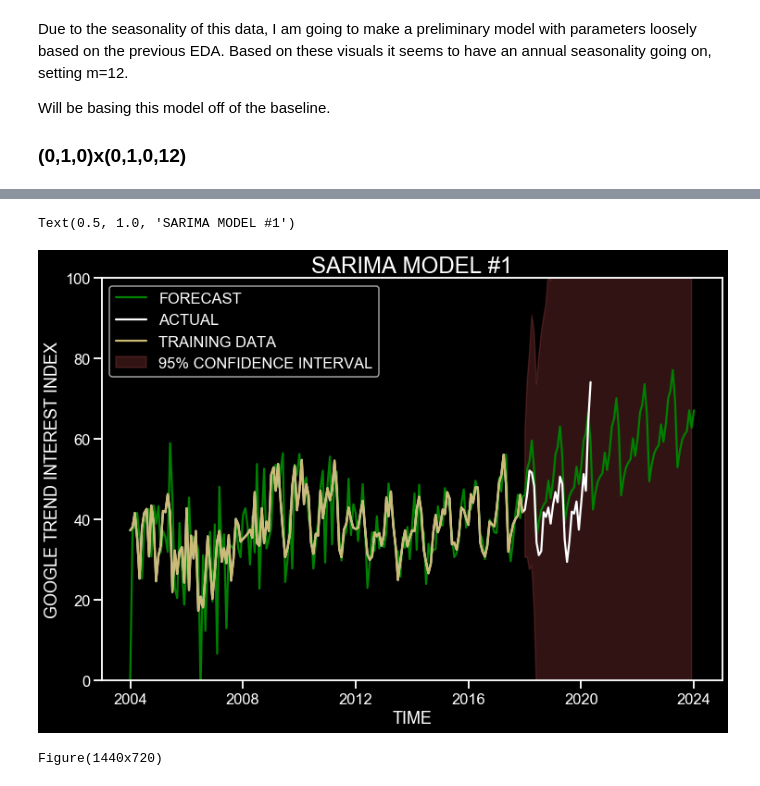
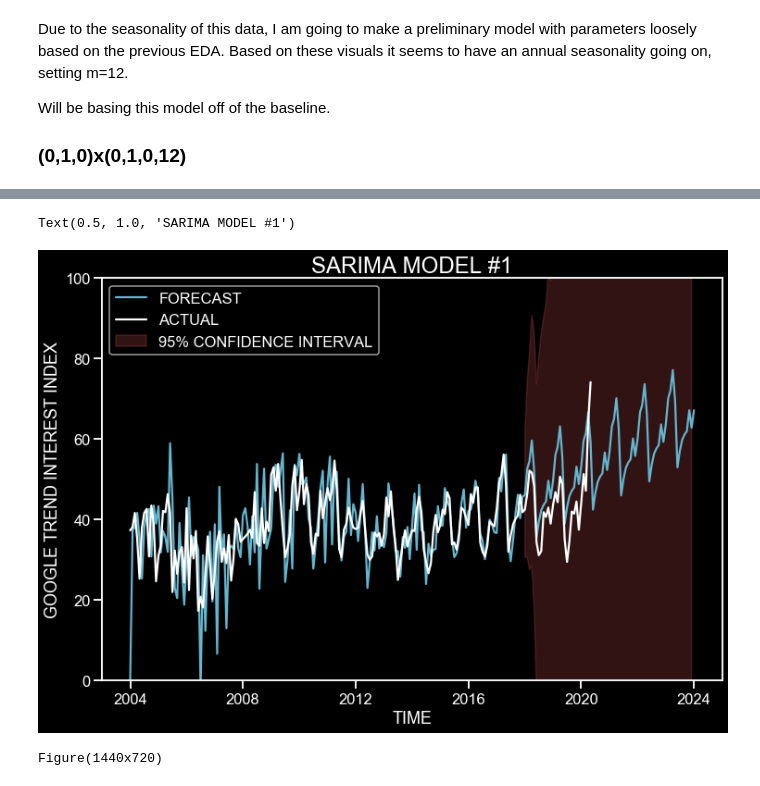
Before and after one commit to daveajstearns/mod5_project, a Jupyter notebook: final_sarima_models.ipynb, the cells around one changed output, grey strips where cells are left out. Saved outputs shown, nothing was run; the diff lists cells and outputs as text; code cells hidden in the pictures.

```diff
--- a/final_sarima_models.ipynb
+++ b/final_sarima_models.ipynb
@@ -138,9 +138,9 @@ nice_plot(master, 'interest')
 master.to_csv('master_series.csv')
 # %%
 # Only run this cell once you have saved down the master file
-# master = pd.read_csv('master_series.csv')
-# master['date'] = pd.to_datetime(master['date'])
-# master.set_index('date', inplace=True)
+master = pd.read_csv('master_series.csv')
+master['date'] = pd.to_datetime(master['date'])
+master.set_index('date', inplace=True)
 # %%
 gen_dftest(master, 'interest')
 # %% [output]
@@ -265,15 +263,13 @@ prediction = fit.get_forecast(steps=72)
 pred_conf = prediction.conf_int()
 # Plot the nice graphs
 fig,ax = plt.subplots(figsize=(12,8))
-sns.lineplot(x=forecast.index, y=forecast['forecast'], color='green')
+sns.lineplot(x=forecast.index, y=forecast['forecast'], color='c')
 sns.lineplot(x=master['2004':].index,
              y=master['2004':]['interest'], color='w')
-sns.lineplot(x=master['2004':'2017'].index,
-             y=master['2004':'2017']['interest'], color='y')
 ax.fill_between(pred_conf.index,
                 pred_conf.iloc[:, 0],
                 pred_conf.iloc[:, 1], color='r', alpha=0.25)
-plt.legend(['FORECAST','ACTUAL','TRAINING DATA', '95% CONFIDENCE INTERVAL'], loc='upper left')
+plt.legend(['FORECAST','ACTUAL', '95% CONFIDENCE INTERVAL'], loc='upper left')
 plt.xlabel('TIME',size=18)
 plt.ylabel('GOOGLE TREND INTEREST INDEX', size=18)
 plt.ylim(0,100)
@@ -288,16 +284,16 @@ Time:                                    13:27:07   BIC
 Sample:                                01-01-2004   HQIC                          1085.561
                                      - 12-01-2017
 Covariance Type:                              opg
 ==============================================================================
                  coef    std err          z      P>|z|      [0.025      0.975]
 ------------------------------------------------------------------------------
 ... (14 lines left out)
 ....
 ...
 ..
 .
 Text(0.5, 1.0, 'SARIMA MODEL #1')
-[figure, old version]
+[figure, new version]
 # %%
 eda_based_model = make_chart(fit, 'eda based model')
 print(fit.plot_diagnostics(figsize=(20,10)))
```
Also changed, not shown: parts of 18 cells of this notebook.
